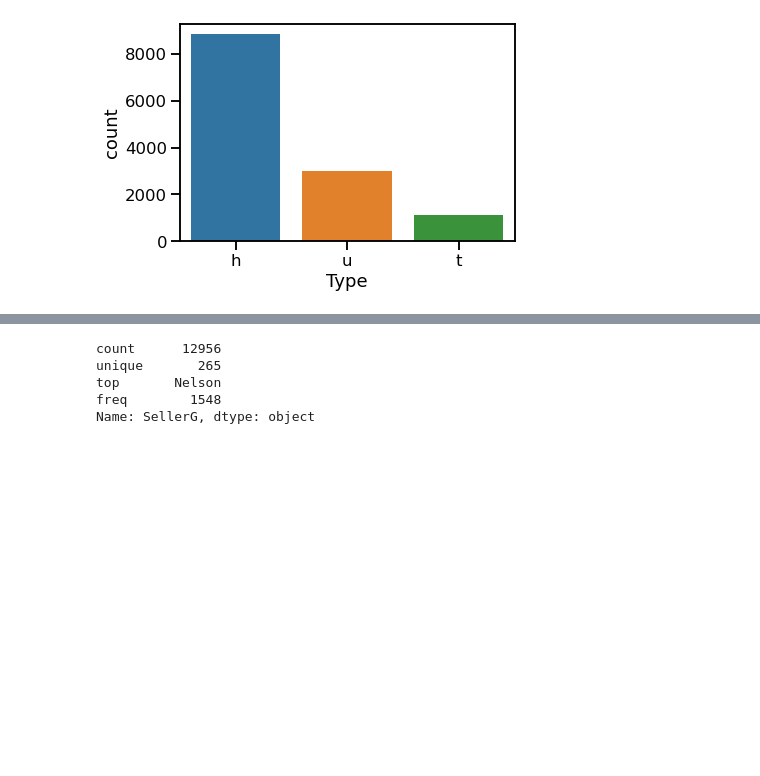
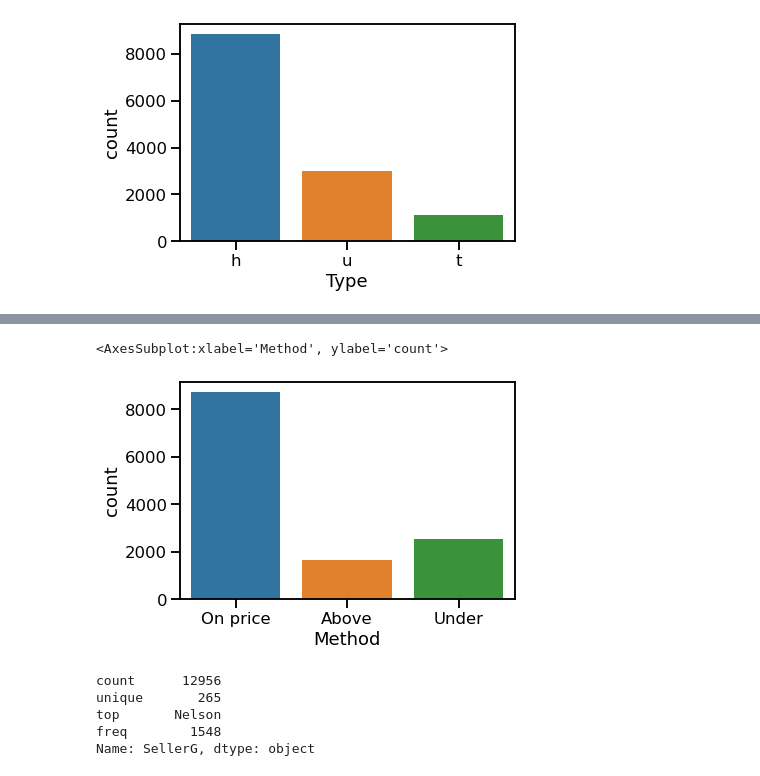
Before and after one commit to estebanarr/TP2_exploracion_curacion_datos, a Jupyter notebook: Entregable_Parte_1.ipynb, the cells around one changed output, grey strips where cells are left out. Drawn from its saved outputs; the diff is of its cells as text; code cells hidden in the pictures; blank space fills up the shorter version.

Commit message:
Reagrupamiento variable Method, variables de tiempo, correccion merge, limpieza ej 2 y 3

```diff
--- a/Entregable_Parte_1.ipynb
+++ b/Entregable_Parte_1.ipynb
@@ -284,3 +278,17 @@ Method: S - property sold; SP - property sold prior; PI - property passed in; PN
+# %%
+auction_price_groups = {
+    'S': 'On price',
+    'SA': 'On price',
+    'PI': 'Under',
+    'VB': 'Under',
+    'SP': 'Above'
+}
+auction_price = melb_df2.Method.replace(auction_price_groups)
+# %%
+sns.countplot(data=melb_df2, x=auction_price)
+# %% [output]
+<AxesSubplot:xlabel='Method', ylabel='count'>
+[figure, added]
 # %%
 melb_df2.SellerG.describe()   #Son muchas categorías posibles, a primera vista no podremos juzgar nada respecto de ella. Pero eventualmente, ciertos vendedores podrían asociarse con ventas a mayor precio.
 # %% [output]
```
Also changed, not shown: parts of 43 cells of this notebook.
